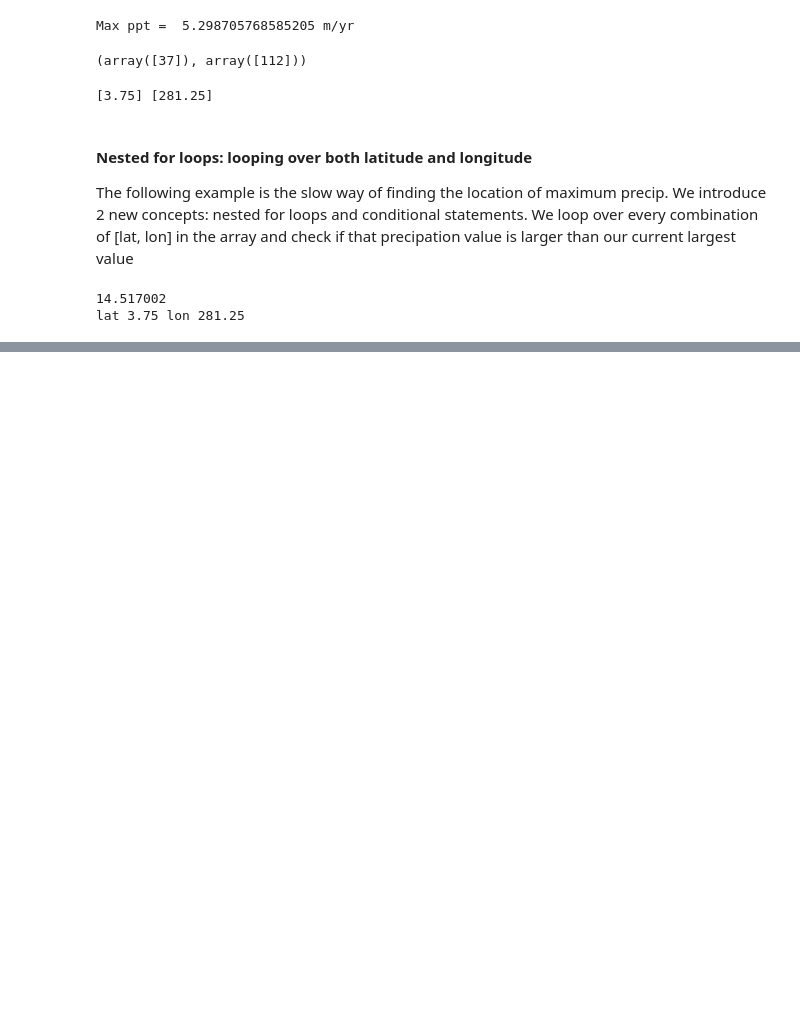
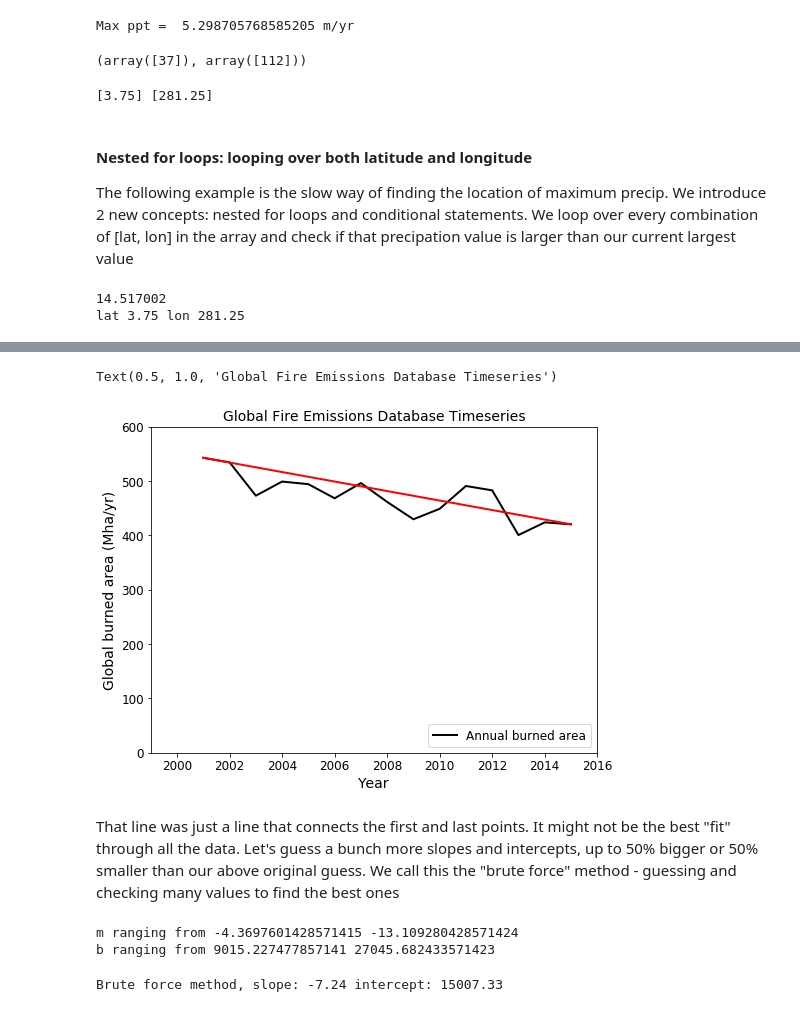
Before and after one commit to scoffiel/ess118_python_reference, a Jupyter notebook: 3_gridded-data.ipynb, the cells around one changed output, grey strips where cells are left out. Saved outputs shown, nothing was run; the diff lists cells and outputs as text; code cells hidden in the pictures; blank space fills up the shorter version.

```diff
--- a/3_gridded-data.ipynb
+++ b/3_gridded-data.ipynb
@@ -104,0 +146,61 @@ lat 3.75 lon 281.25
+# %%
+#plot that guessed line in red
+py.close()
+fig = py.figure(figsize=(8,6))
+ax1 = fig.add_subplot(1,1,1) # (rows, cols, plot)
+ax1.plot(years, areatotal, color="black", label="Annual burned area", linewidth=2)
+
+yguess = mguess*years + bguess
+ax1.plot(years, yguess, color='red', linewidth=2)
+
+ax1.set_ylim(0, 600)
+ax1.set_xlim(1999, 2016)
+ax1.set_ylabel("Global burned area (Mha/yr)", fontsize = my_font_size + 2)
+ax1.set_xlabel("Year", fontsize = my_font_size+ 2)
+ax1.tick_params(labelsize = my_font_size)
+ax1.legend(loc = "lower right", fontsize = my_font_size)
+ax1.set_title("Global Fire Emissions Database Timeseries", fontsize = my_font_size +2)
+# %% [output]
+Text(0.5, 1.0, 'Global Fire Emissions Database Timeseries')
+[figure, added]
+# %% [markdown]
+That line was just a line that connects the first and last points. It might not be the best "fit" through all the data. Let's guess a bunch more slopes and intercepts, up to 50% bigger or 50% smaller than our above original guess. We call this the "brute force" method - guessing and checking many values to find the best ones
+# %%
+mtestrange = 0.5
+btestrange = 0.5
+
+mstart = mguess*mtestrange
+mend = mguess*(1 + mtestrange)
+print('m ranging from', mstart, mend)
+
+bstart = bguess*btestrange
+bend = bguess*(1 + mtestrange)
+print('b ranging from', bstart, bend)
+
+n = 1000
+possibleslopes = np.linspace(mstart, mend, n) #array with 1000 values between mstart and mend
+possibleintercepts = np.linspace(bstart, bend, n) #same for intercepts
+# %% [output]
+m ranging from -4.3697601428571415 -13.109280428571424
+b ranging from 9015.227477857141 27045.682433571423
+# %%
+sumofsquares = np.zeros([n,n])
+sumofsquaresmin = 1.0e20 #a very large number
+
+#loop over all combinations of slope and intercept (indexed with i and j, respectively)
+for i in range(n):
+    for j in range(n):
+        ymodel = possibleslopes[i]*years + possibleintercepts[j]
+        sumofsquares[i,j] = np.sum((ymodel-areatotal)**2) #sum of the squared errors over all points
+        if sumofsquares[i,j] < sumofsquaresmin:
+            sumofsquaresmin = sumofsquares[i,j]
+            imin = i
+            jmin = j
+
+bestslope = possibleslopes[imin]
+bestintercept = possibleintercepts[jmin]
+
+print('Brute force method, slope: {:.2f} intercept: {:.2f}'.format(bestslope, bestintercept))
+#this takes several seconds to run
+# %% [output]
+Brute force method, slope: -7.24 intercept: 15007.33
```
Also changed, not shown: parts of 9 cells of this notebook.
